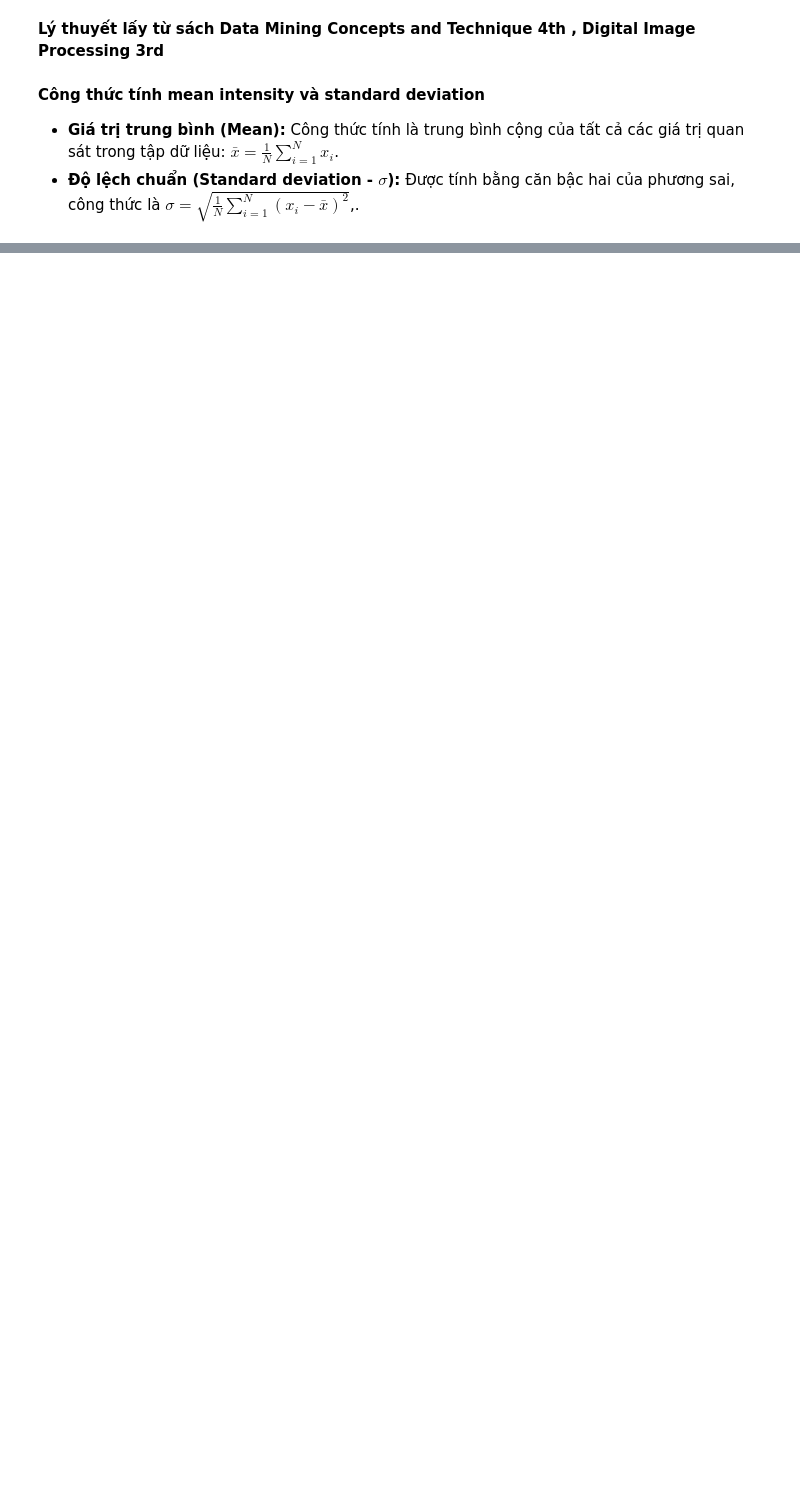
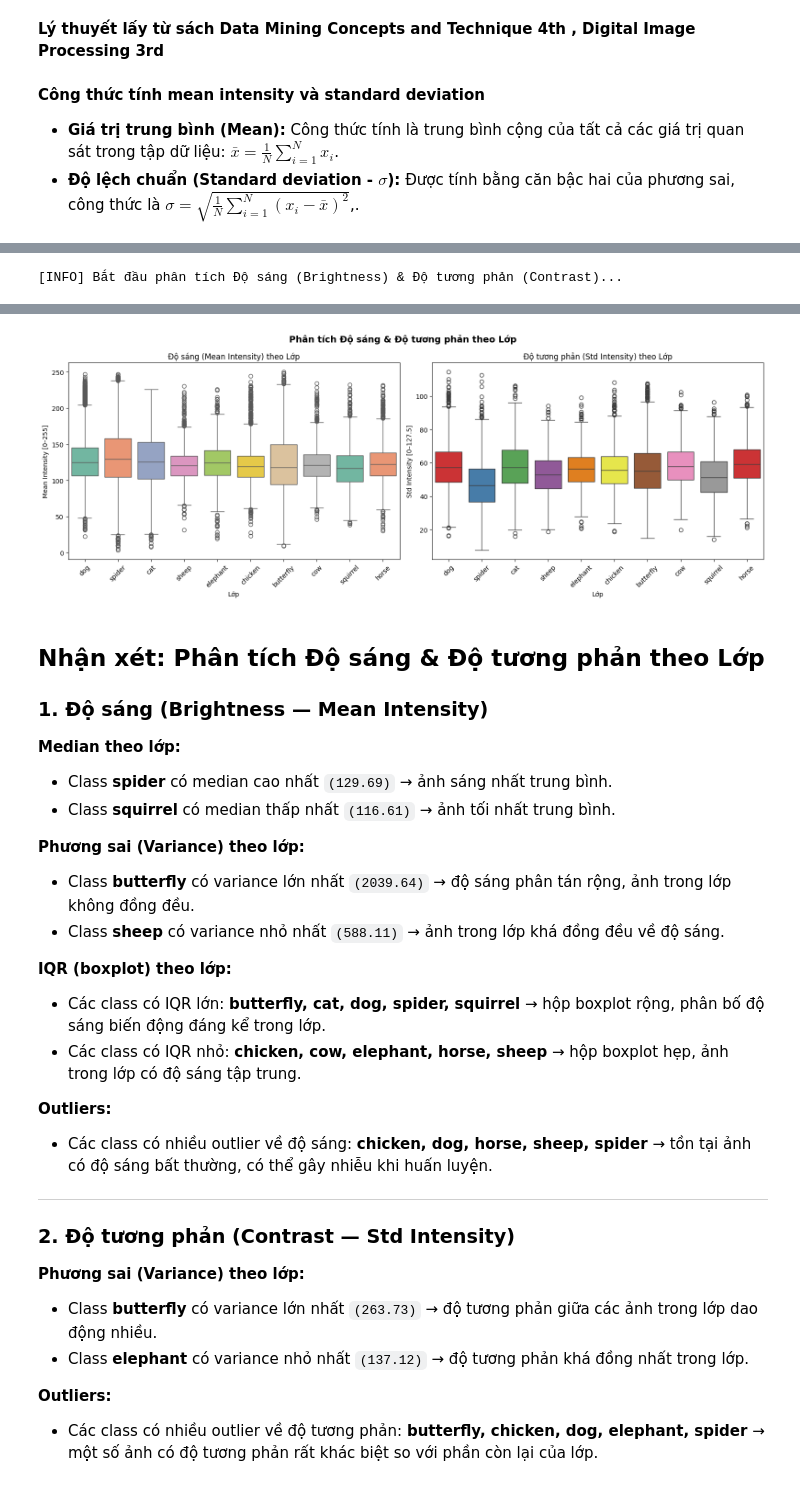
Before and after one commit to Taylor3691/mining-beyond-boundaries, a Jupyter notebook: notebooks/Duy-image.constrast.n.brightness.analysis.ipynb, the cells around one changed output, grey strips where cells are left out. Drawn from its saved outputs; the diff is of its cells as text; code cells hidden in the pictures; blank space fills up the shorter version.

```diff
--- a/notebooks/Duy-image.constrast.n.brightness.analysis.ipynb
+++ b/notebooks/Duy-image.constrast.n.brightness.analysis.ipynb
@@ -116,0 +70,17 @@ squirrel             117.74          842.94             115.95           36.10
+# %%
+from image.analysis_constrast_n_brightness import ContrastAndBrightness
+import visualization.relationship as rel
+rel.plt.show = lambda: display(rel.plt.gcf())
+
+print("\n[INFO] Bắt đầu phân tích Độ sáng (Brightness) & Độ tương phản (Contrast)...")
+
+# Khởi tạo và chạy Service của Duy
+step = ContrastAndBrightness()
+step._dataset = dataset
+step.run()
+step.log()
+
+# Dọn dẹp bộ nhớ RAM sau khi vẽ xong
+rel.plt.close('all')
+# %% [output]
+[INFO] Bắt đầu phân tích Độ sáng (Brightness) & Độ tương phản (Contrast)...
@@ -116,0 +105,31 @@ squirrel             117.74          842.94             115.95           36.10
+[figure, added]
+
+## Nhận xét: Phân tích Độ sáng & Độ tương phản theo Lớp
+
+### 1. Độ sáng (Brightness — Mean Intensity)
+
+**Median theo lớp:**
+- Class **spider** có median cao nhất `(129.69)` → ảnh sáng nhất trung bình.
+- Class **squirrel** có median thấp nhất `(116.61)` → ảnh tối nhất trung bình.
+
+**Phương sai (Variance) theo lớp:**
+- Class **butterfly** có variance lớn nhất `(2039.64)` → độ sáng phân tán rộng, ảnh trong lớp không đồng đều.
+- Class **sheep** có variance nhỏ nhất `(588.11)` → ảnh trong lớp khá đồng đều về độ sáng.
+
+**IQR (boxplot) theo lớp:**
+- Các class có IQR lớn: **butterfly, cat, dog, spider, squirrel** → hộp boxplot rộng, phân bố độ sáng biến động đáng kể trong lớp.
+- Các class có IQR nhỏ: **chicken, cow, elephant, horse, sheep** → hộp boxplot hẹp, ảnh trong lớp có độ sáng tập trung.
+
+**Outliers:**
+- Các class có nhiều outlier về độ sáng: **chicken, dog, horse, sheep, spider** → tồn tại ảnh có độ sáng bất thường, có thể gây nhiễu khi huấn luyện.
+
+---
+
+### 2. Độ tương phản (Contrast — Std Intensity)
+
+**Phương sai (Variance) theo lớp:**
+- Class **butterfly** có variance lớn nhất `(263.73)` → độ tương phản giữa các ảnh trong lớp dao động nhiều.
+- Class **elephant** có variance nhỏ nhất `(137.12)` → độ tương phản khá đồng nhất trong lớp.
+
+**Outliers:**
+- Các class có nhiều outlier về độ tương phản: **butterfly, chicken, dog, elephant, spider** → một số ảnh có độ tương phản rất khác biệt so với phần còn lại của lớp.
```
Also changed, not shown: parts of 4 cells of this notebook, 1 other file.
